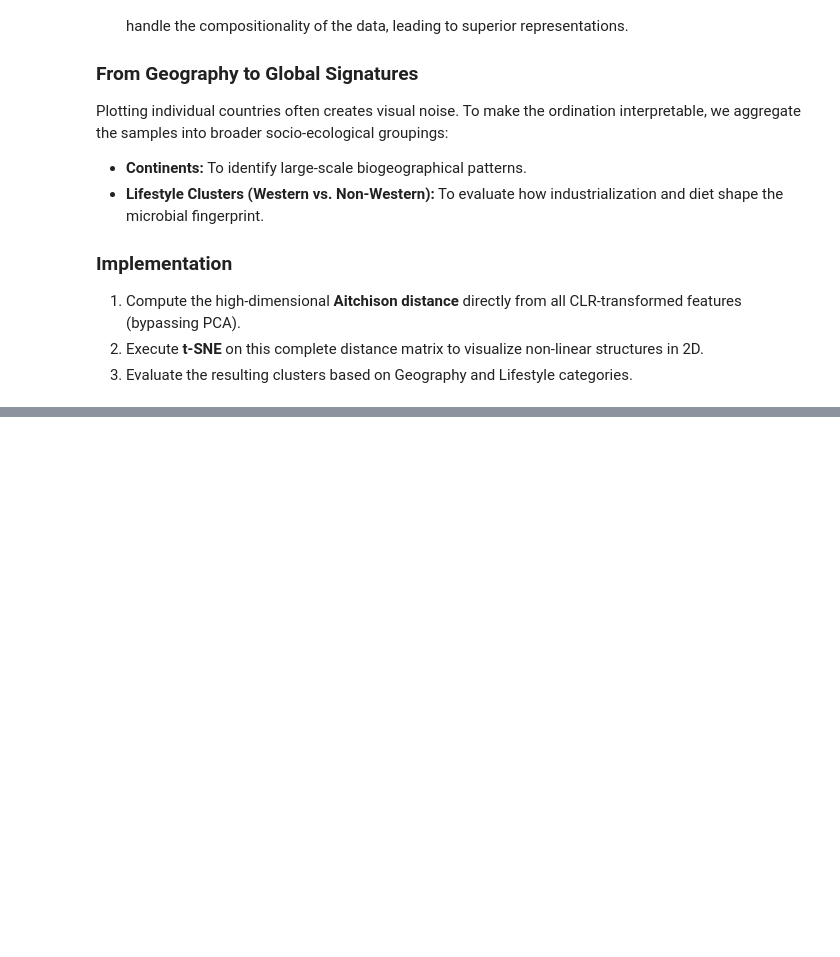
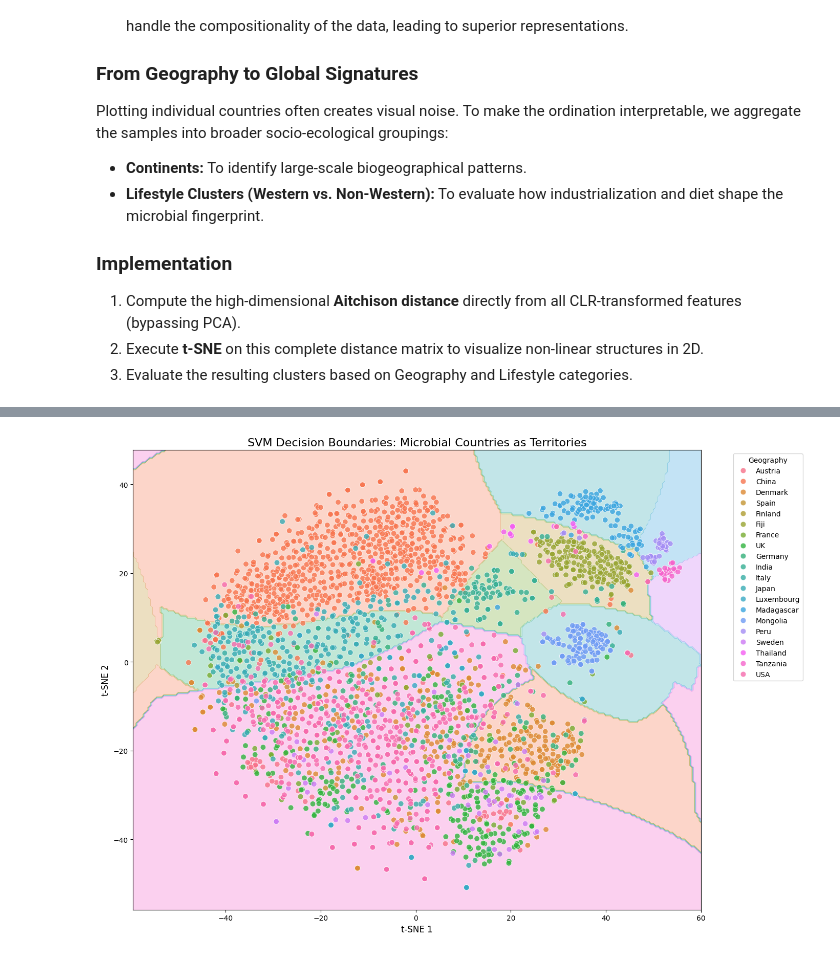
Before and after one commit to dafi03/PA1_repo, a Jupyter notebook: notebook/Tsne.ipynb, the cells around one changed output, grey strips where cells are left out. Cells and saved outputs as stored; diff of their text form; code cells hidden in the pictures; blank space fills up the shorter version.

```diff
--- a/notebook/Tsne.ipynb
+++ b/notebook/Tsne.ipynb
@@ -198,0 +129,54 @@ Plotting complete. Color-coded by Lifestyle (Western n=1573, Non-Western n=1555)
+# %%
+import numpy as np
+import matplotlib.pyplot as plt
+import seaborn as sns
+from matplotlib.colors import ListedColormap
+
+# 1. Daten vorbereiten (wir nutzen die t-SNE Koordinaten)
+X_coords = df_plot[['tsne_1', 'tsne_2']].values
+y = df_plot['Geography']
+
+# Wir erstellen ein kategoriales Mapping für die Farben
+countries = sorted(df_plot['Geography'].unique())
+n_countries = len(countries)
+# y_encoded_map = {country: i for i, country in enumerate(countries)}
+# y_encoded = df_plot['Geography'].map(y_encoded_map)
+
+# 2. Das feine Raster (Meshgrid) erstellen
+# Wir legen ein Gitter über den gesamten Plot, um jeden Punkt zu klassifizieren
+x_min, x_max = X_coords[:, 0].min() - 5, X_coords[:, 0].max() + 5
+y_min, y_max = X_coords[:, 1].min() - 5, X_coords[:, 1].max() + 5
+xx, yy = np.meshgrid(np.arange(x_min, x_max, 0.5), # Auflösung: 0.5
+                     np.arange(y_min, y_max, 0.5))
+
+# 3. Das trainierte SVM-Modell (clf) auf dem Raster vorhersagen
+# Wir fragen das Modell: "Was ist das für ein Land?" für jeden Gitterpunkt
+Z = clf.predict(np.c_[xx.ravel(), yy.ravel()])
+
+# Da clf.predict() Ländernamen zurückgibt, müssen wir diese wieder in Zahlen codieren
+Z_encoded = pd.Series(Z).map({country: i for i, country in enumerate(countries)}).values
+Z_encoded = Z_encoded.reshape(xx.shape)
+
+# 4. Den Plot erstellen
+plt.figure(figsize=(14, 10))
+
+# Die SVM-Borders als Hintergrund einfärben
+custom_cmap_background = ListedColormap(sns.color_palette("husl", n_colors=n_countries).as_hex())
+plt.contourf(xx, yy, Z_encoded, cmap=custom_cmap_background, alpha=0.3)
+
+# Die tatsächlichen Datenpunkte darüber legen
+scatter = sns.scatterplot(
+    data=df_plot, x='tsne_1', y='tsne_2', hue='Geography',
+    palette='husl', s=60, alpha=0.8, edgecolor='w'
+)
+
+# Layout und Legende
+plt.title("SVM Decision Boundaries: Microbial Countries as Territories", fontsize=16)
+plt.xlabel("t-SNE 1", fontsize=12)
+plt.ylabel("t-SNE 2", fontsize=12)
+plt.legend(bbox_to_anchor=(1.05, 1), loc='upper left', title='Geography')
+
+plt.tight_layout()
+plt.show()
+# %% [output]
+[figure, added]
```
Also changed, not shown: parts of 9 cells of this notebook, 1 other file.
